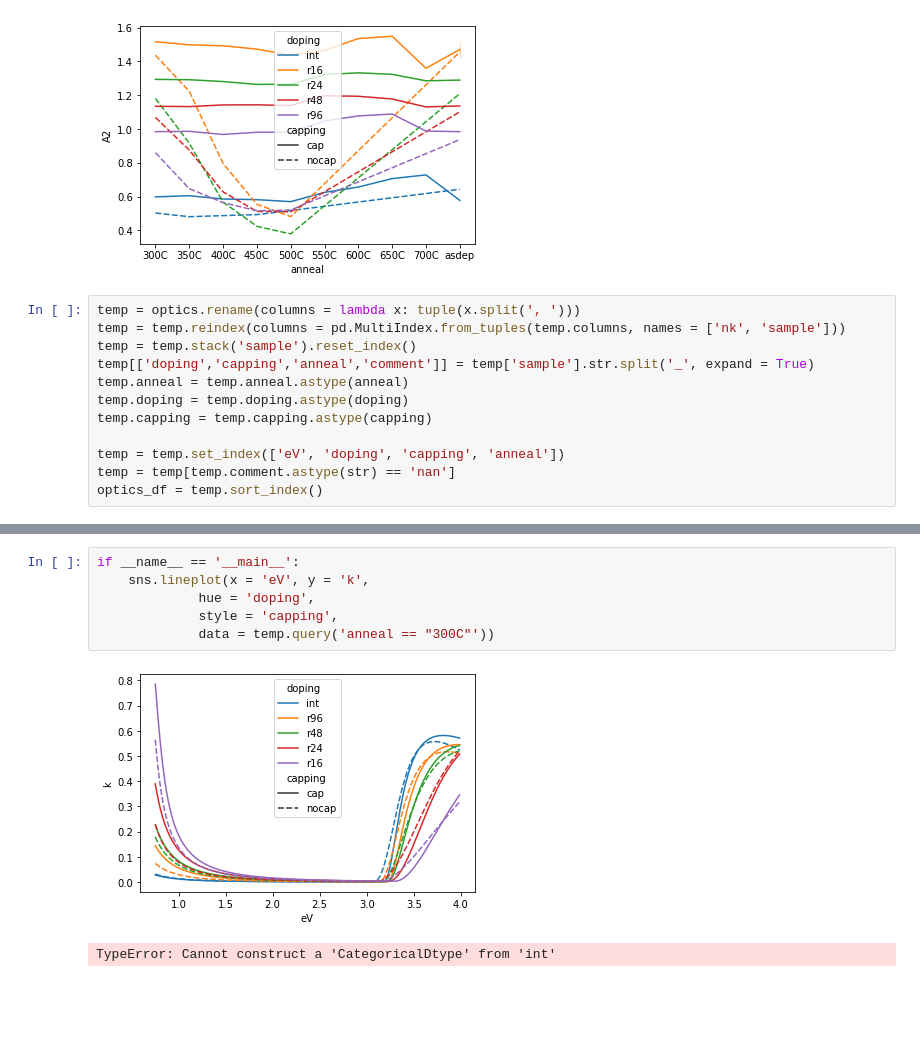
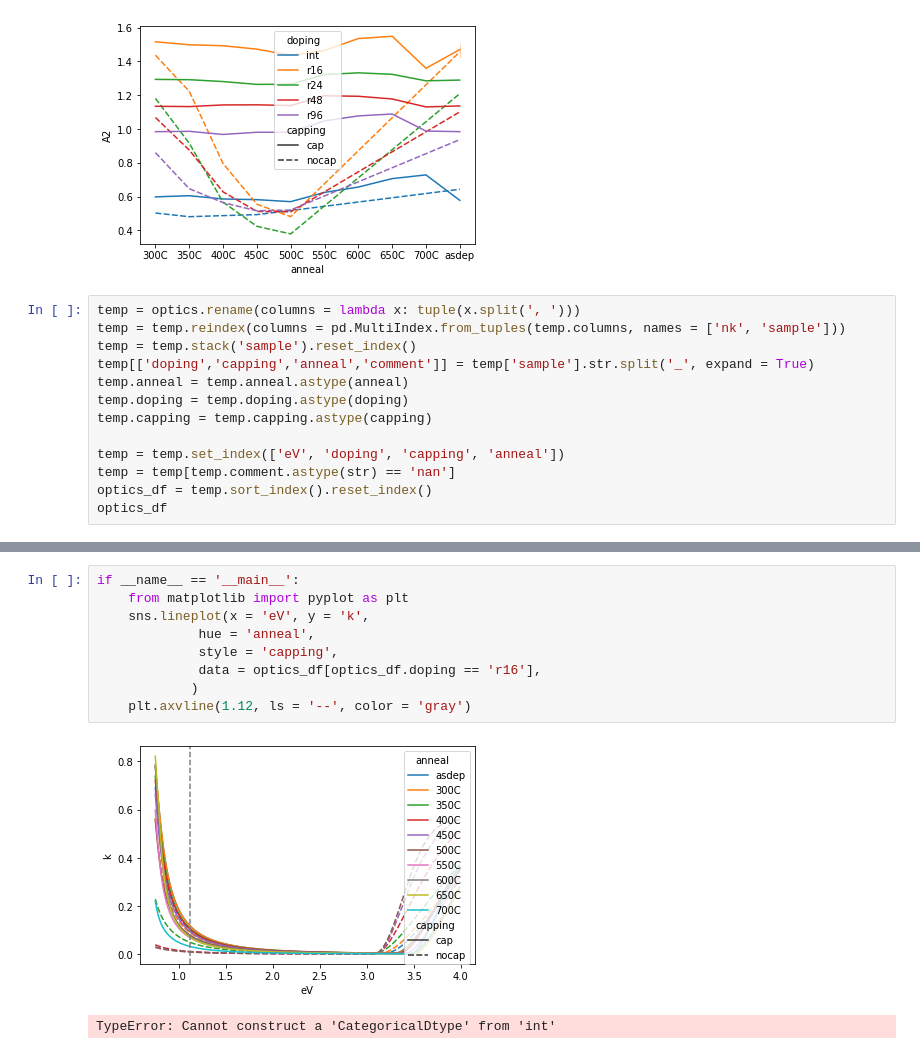
Before and after one commit to peltBartvan/msc-thesis, a Jupyter notebook: scripts/SE_batch_data.ipynb, the cells around one changed output, grey strips where cells are left out. Drawn from its saved outputs; the diff is of its cells as text; blank space fills up the shorter version.

```diff
--- a/scripts/SE_batch_data.ipynb
+++ b/scripts/SE_batch_data.ipynb
@@ -55,4 +55,5 @@ temp.capping = temp.capping.astype(capping)
 
 temp = temp.set_index(['eV', 'doping', 'capping', 'anneal'])
 temp = temp[temp.comment.astype(str) == 'nan']
-optics_df = temp.sort_index()
+optics_df = temp.sort_index().reset_index()
+optics_df
@@ -59,11 +74,14 @@ optics_df = temp.sort_index()
 # %%
 if __name__ == '__main__':
+    from matplotlib import pyplot as plt
     sns.lineplot(x = 'eV', y = 'k',
-             hue = 'doping',
+             hue = 'anneal',
              style = 'capping',
-             data = temp.query('anneal == "300C"'))
+             data = optics_df[optics_df.doping == 'r16'],
+            )
+    plt.axvline(1.12, ls = '--', color = 'gray')
 # %% [output]
-[figure, old version]
+[figure, new version]
 # %%
 # %% [output]
 TypeError: Cannot construct a 'CategoricalDtype' from 'int'
```
Also changed, not shown: parts of 1 cell of this notebook, 6 other files.
